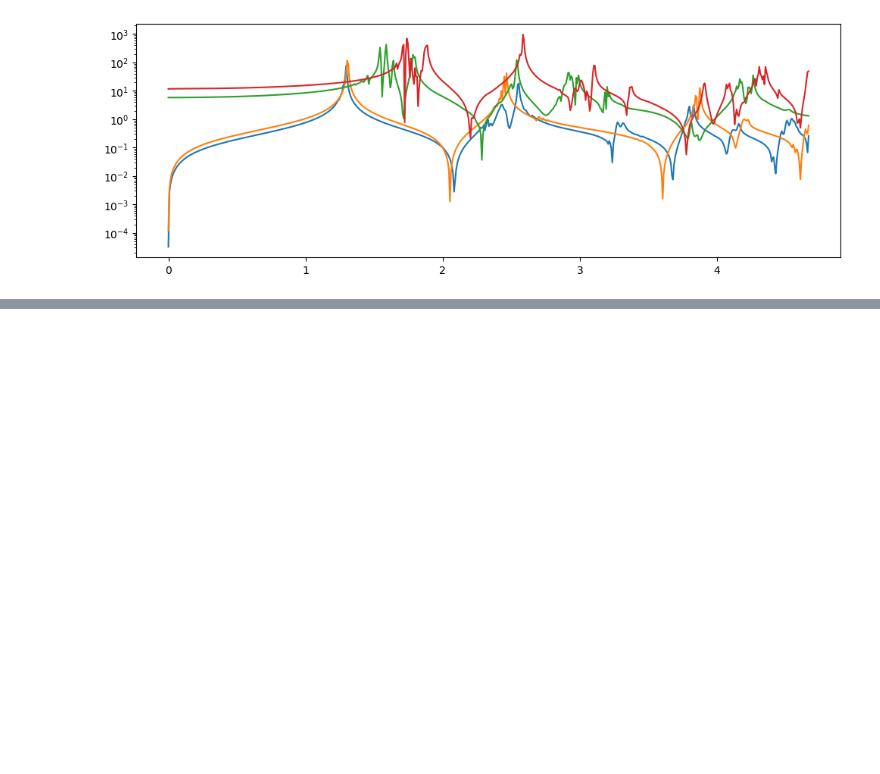
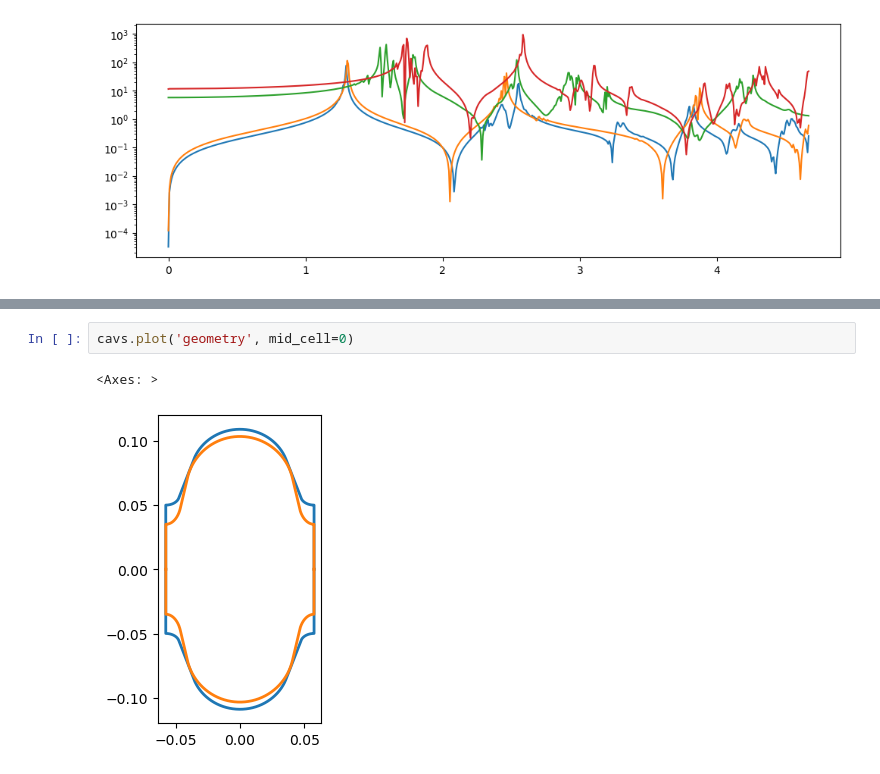
Before and after one commit to Dark-Elektron/CavityDesignHub, a Jupyter notebook: cli/test_notebook.ipynb, the cells around one changed output, grey strips where cells are left out. Cells and saved outputs as stored; diff of their text form; blank space fills up the shorter version.

```diff
--- a/cli/test_notebook.ipynb
+++ b/cli/test_notebook.ipynb
@@ -328,0 +187,5 @@ ic| results: [{'$P_\\mathrm{HOM}/cav \\mathrm{[kW]}$': 40.44019869908093,
+# %%
+cavs.plot('geometry', mid_cell=0)
+# %% [output]
+<Axes: >
+[figure, added]
```
Also changed, not shown: parts of 11 cells of this notebook, 5 other files.
